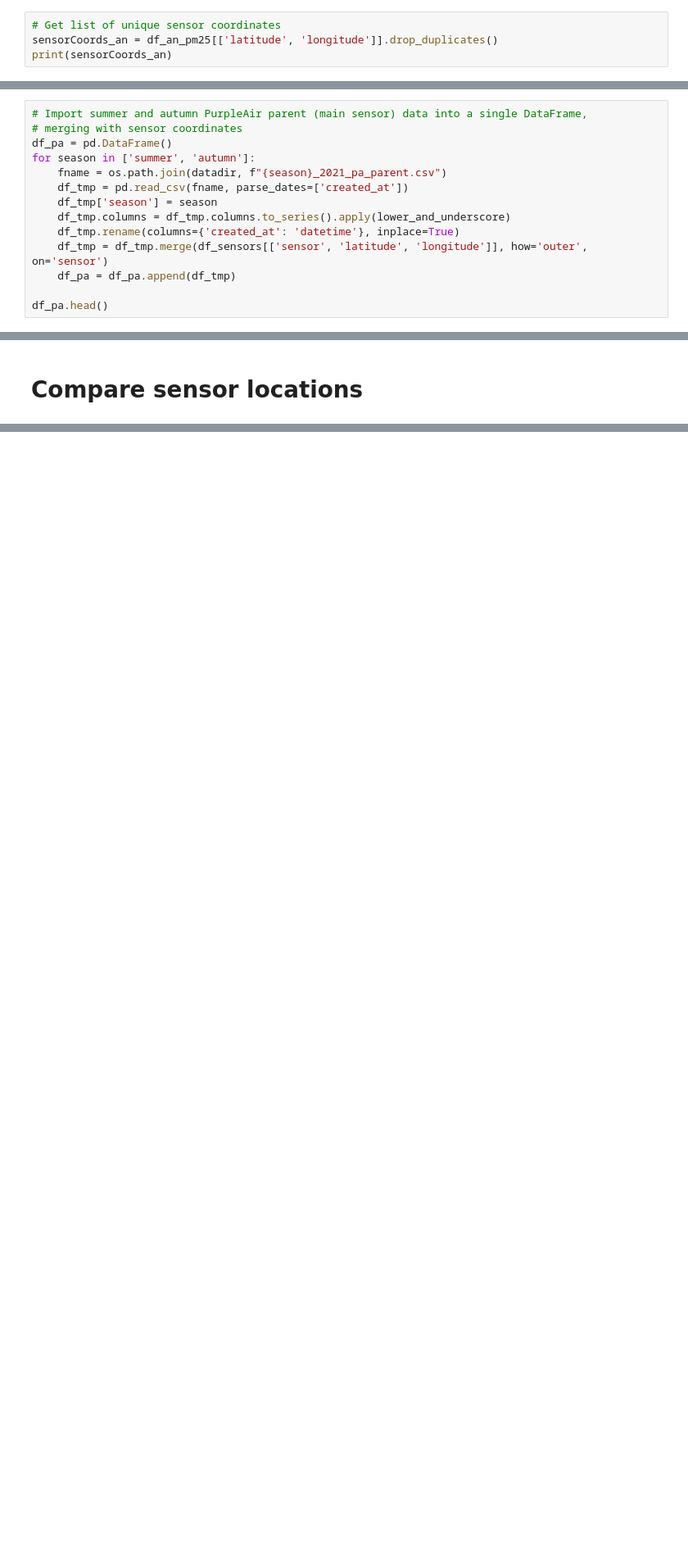
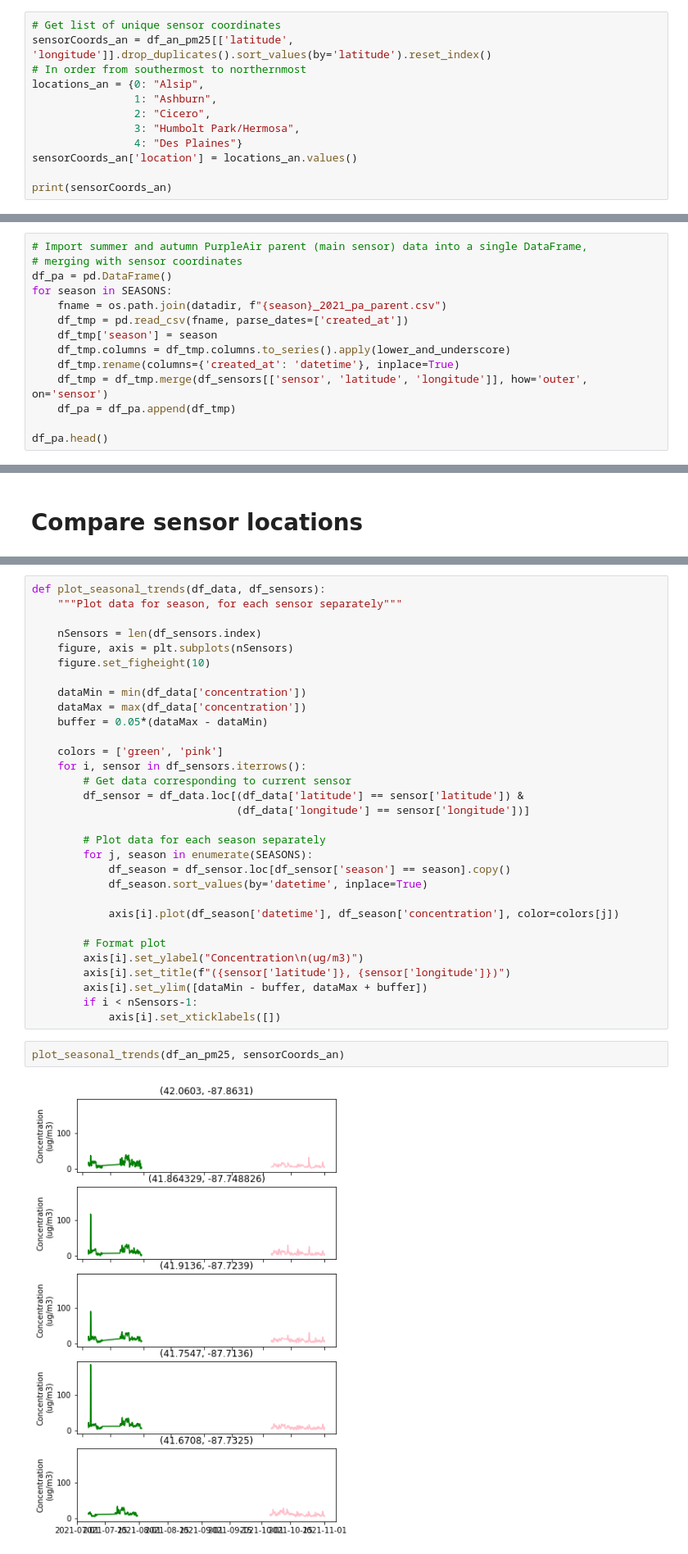
Before and after one commit to code-312/Air-Quality, a Jupyter notebook: notebooks/compare_airnow_and_purpleair.ipynb, the cells around one changed output, grey strips where cells are left out. Shown at 82% size. Drawn from its saved outputs; the diff is of its cells as text; blank space fills up the shorter version.

Commit message:
plot seasonal data; add AirNow sensor neighborhoods

```diff
--- a/notebooks/compare_airnow_and_purpleair.ipynb
+++ b/notebooks/compare_airnow_and_purpleair.ipynb
@@ -60,6 +61,14 @@ df_an_pm25.head()
 | 12 | 42.060300 | -87.863100 | 2021-07-04 03:00:00 | 12.2 | summer |
 # %%
 # Get list of unique sensor coordinates
-sensorCoords_an = df_an_pm25[['latitude', 'longitude']].drop_duplicates()
+sensorCoords_an = df_an_pm25[['latitude', 'longitude']].drop_duplicates().sort_values(by='latitude').reset_index()
+# In order from southermost to northernmost
+locations_an = {0: "Alsip",
+                1: "Ashburn",
+                2: "Cicero",
+                3: "Humbolt Park/Hermosa",
+                4: "Des Plaines"}
+sensorCoords_an['location'] = locations_an.values()
+
 print(sensorCoords_an)
 # %% [output]
@@ -96,7 +105,7 @@ print(df_sensors[['sensor', 'neighborhood', 'location', 'latitude', 'longitude']
 # Import summer and autumn PurpleAir parent (main sensor) data into a single DataFrame,
 # merging with sensor coordinates
 df_pa = pd.DataFrame()
-for season in ['summer', 'autumn']:
+for season in SEASONS:
     fname = os.path.join(datadir, f"{season}_2021_pa_parent.csv")
     df_tmp = pd.read_csv(fname, parse_dates=['created_at'])
     df_tmp['season'] = season
@@ -171,0 +185,35 @@ plt.savefig('figures/sensor_locations_PM.png', bbox_inches='tight', dpi=600)
+# %%
+def plot_seasonal_trends(df_data, df_sensors):
+    """Plot data for season, for each sensor separately"""
+
+    nSensors = len(df_sensors.index)
+    figure, axis = plt.subplots(nSensors)
+    figure.set_figheight(10)
+
+    dataMin = min(df_data['concentration'])
+    dataMax = max(df_data['concentration'])
+    buffer = 0.05*(dataMax - dataMin)
+
+    colors = ['green', 'pink']
+    for i, sensor in df_sensors.iterrows():
+        # Get data corresponding to current sensor
+        df_sensor = df_data.loc[(df_data['latitude'] == sensor['latitude']) &
+                                (df_data['longitude'] == sensor['longitude'])]
+
+        # Plot data for each season separately
+        for j, season in enumerate(SEASONS):
+            df_season = df_sensor.loc[df_sensor['season'] == season].copy()
+            df_season.sort_values(by='datetime', inplace=True)
+
+            axis[i].plot(df_season['datetime'], df_season['concentration'], color=colors[j])
+
+        # Format plot
+        axis[i].set_ylabel("Concentration\n(ug/m3)")
+        axis[i].set_title(f"({sensor['latitude']}, {sensor['longitude']})")
+        axis[i].set_ylim([dataMin - buffer, dataMax + buffer])
+        if i < nSensors-1:
+            axis[i].set_xticklabels([])
+# %%
+plot_seasonal_trends(df_an_pm25, sensorCoords_an)
+# %% [output]
+[figure, added]
```
Also changed, not shown: parts of 7 cells of this notebook.
